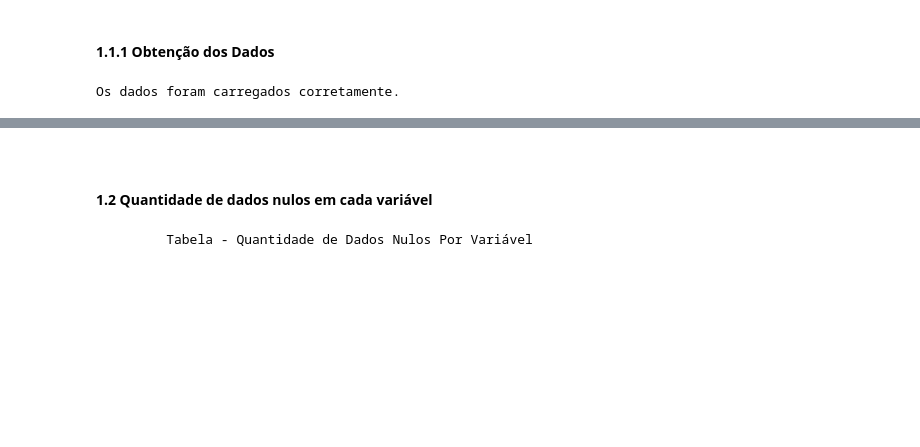
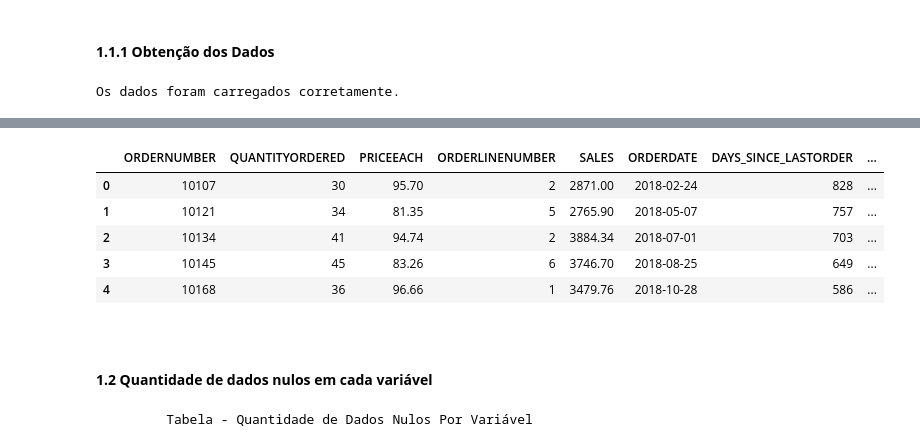
Before and after one commit to Michelyserras/Analise-vendas-automotivas, a Jupyter notebook: notebook/AnaliseAutomotiva.ipynb, the cells around one changed output, grey strips where cells are left out. Saved outputs shown, nothing was run; the diff lists cells and outputs as text; code cells hidden in the pictures; blank space fills up the shorter version.

```diff
--- a/notebook/AnaliseAutomotiva.ipynb
+++ b/notebook/AnaliseAutomotiva.ipynb
@@ -93,3 +93,12 @@ df.describe()
+# %%
+df.head()
+# %% [output]
+|  | ORDERNUMBER | QUANTITYORDERED | PRICEEACH | ORDERLINENUMBER | SALES | ORDERDATE | DAYS_SINCE_LASTORDER | ... |
+| 0 | 10107 | 30 | 95.70 | 2 | 2871.00 | 2018-02-24 | 828 | ... |
+| 1 | 10121 | 34 | 81.35 | 5 | 2765.90 | 2018-05-07 | 757 | ... |
+| 2 | 10134 | 41 | 94.74 | 2 | 3884.34 | 2018-07-01 | 703 | ... |
+| 3 | 10145 | 45 | 83.26 | 6 | 3746.70 | 2018-08-25 | 649 | ... |
+| 4 | 10168 | 36 | 96.66 | 1 | 3479.76 | 2018-10-28 | 586 | ... |
 # %% [markdown]
 <br>
 
```
Also changed, not shown: parts of 10 cells of this notebook.
